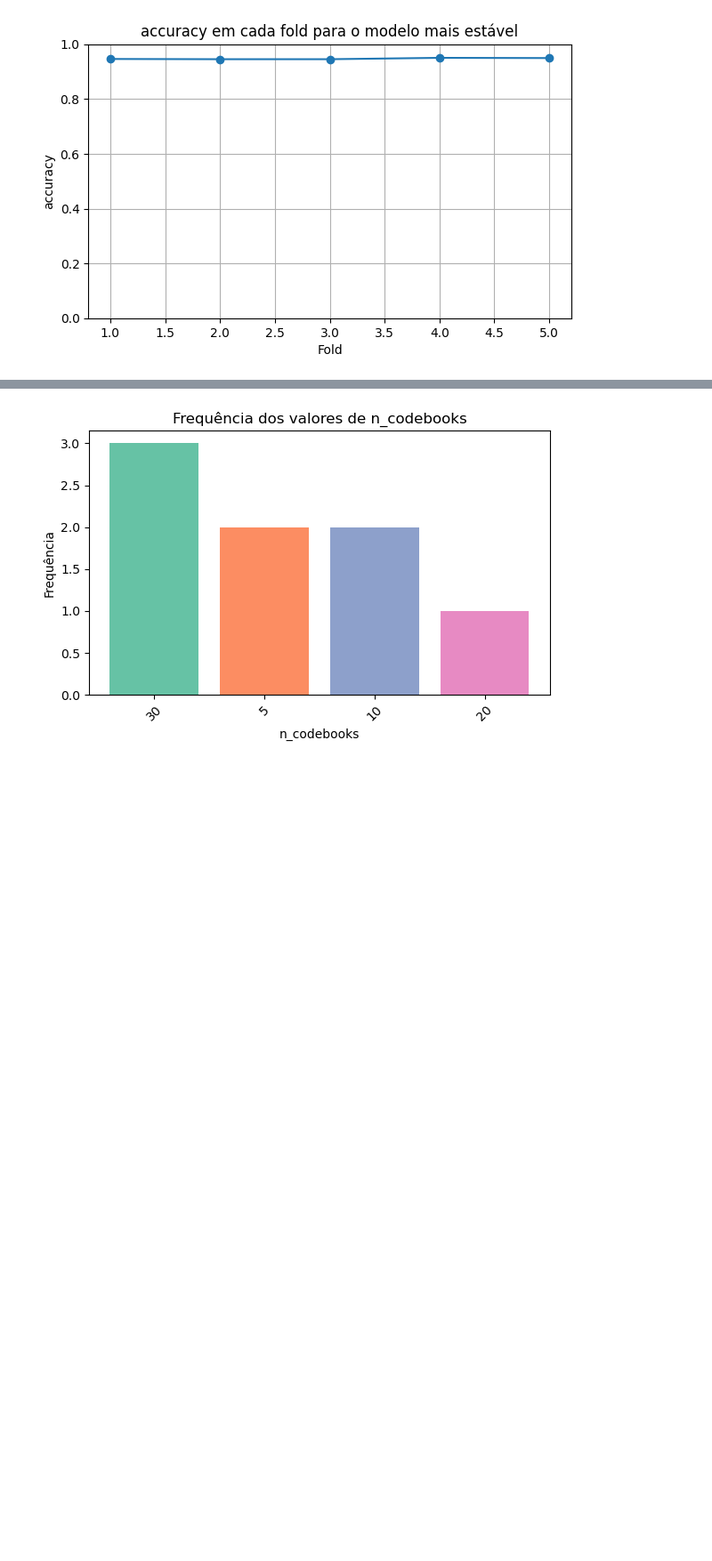
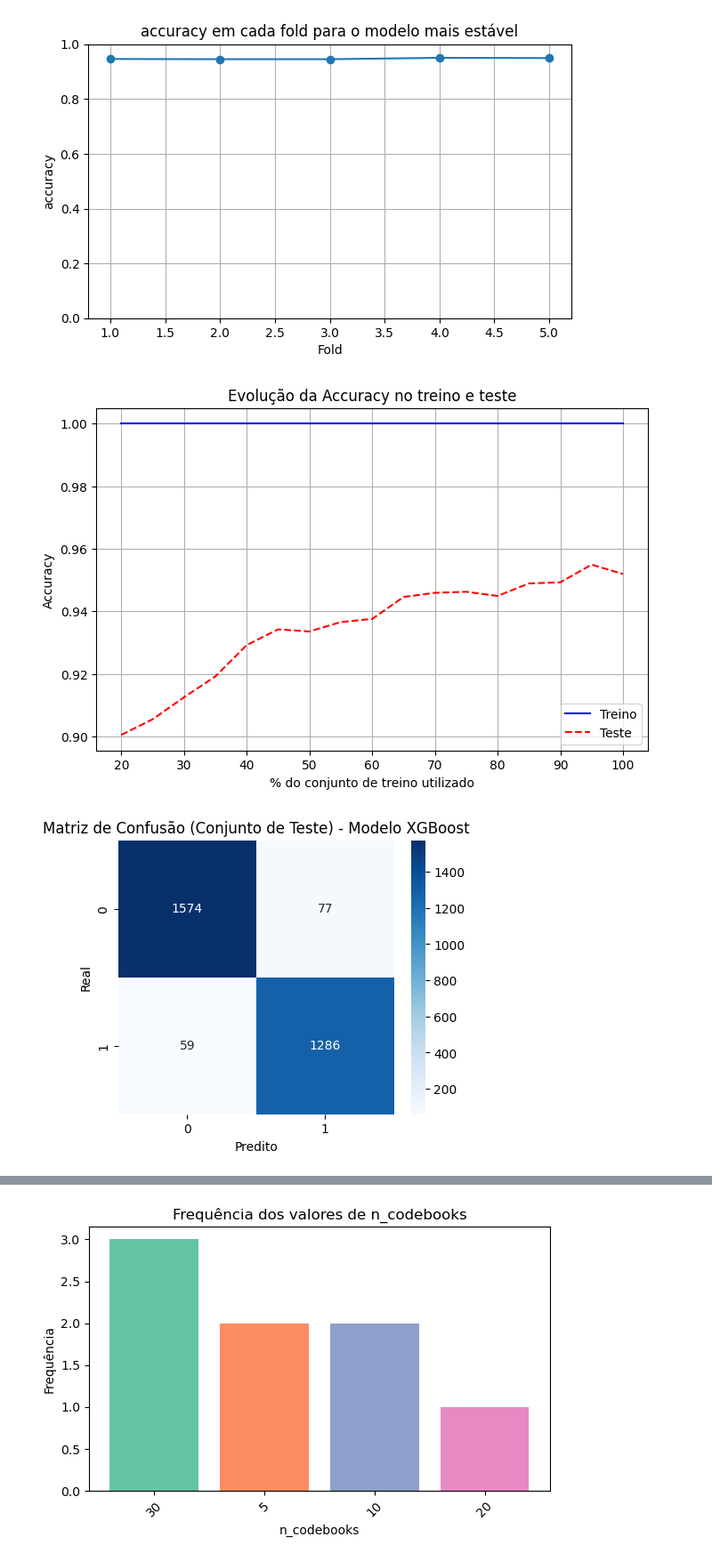
Before and after one commit to rubdelima/CRISP-DM-SVHN, a Jupyter notebook: 4_Preparação_de_Dados_e_Busca_de_Hiperparâmetros_(parte_2).ipynb, the cells around one changed output, grey strips where cells are left out. Shown at 89% size. Cells and saved outputs as stored; diff of their text form; code cells hidden in the pictures; blank space fills up the shorter version.

```diff
--- a/4_Preparação_de_Dados_e_Busca_de_Hiperparâmetros_(parte_2).ipynb
+++ b/4_Preparação_de_Dados_e_Busca_de_Hiperparâmetros_(parte_2).ipynb
@@ -772,3 +838,14 @@ best_param_xgboost = cross_val_stability_analysis(
 # %% [output]
 [figure]
 [figure]
+# %%
+# Avaliação final do XGBoost com o melhor conjunto de parâmetros
+results_xgboost = evaluate_and_plot_xgboost(
+    best_param_xgboost,
+    lambda **params: xgb.XGBClassifier(use_label_encoder=False, eval_metric='logloss', **params),
+    metric='accuracy',
+    model_name='XGBoost'
+)
+# %% [output]
+[figure, added]
+[figure, added]
```
Also changed, not shown: parts of 3 cells of this notebook.
